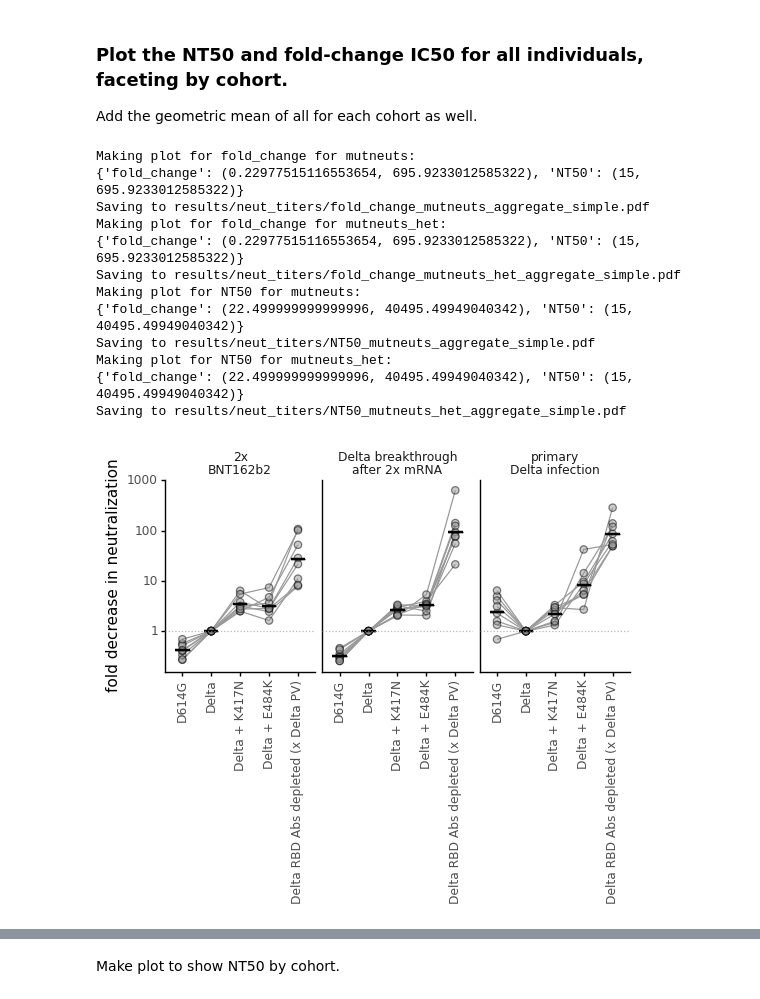
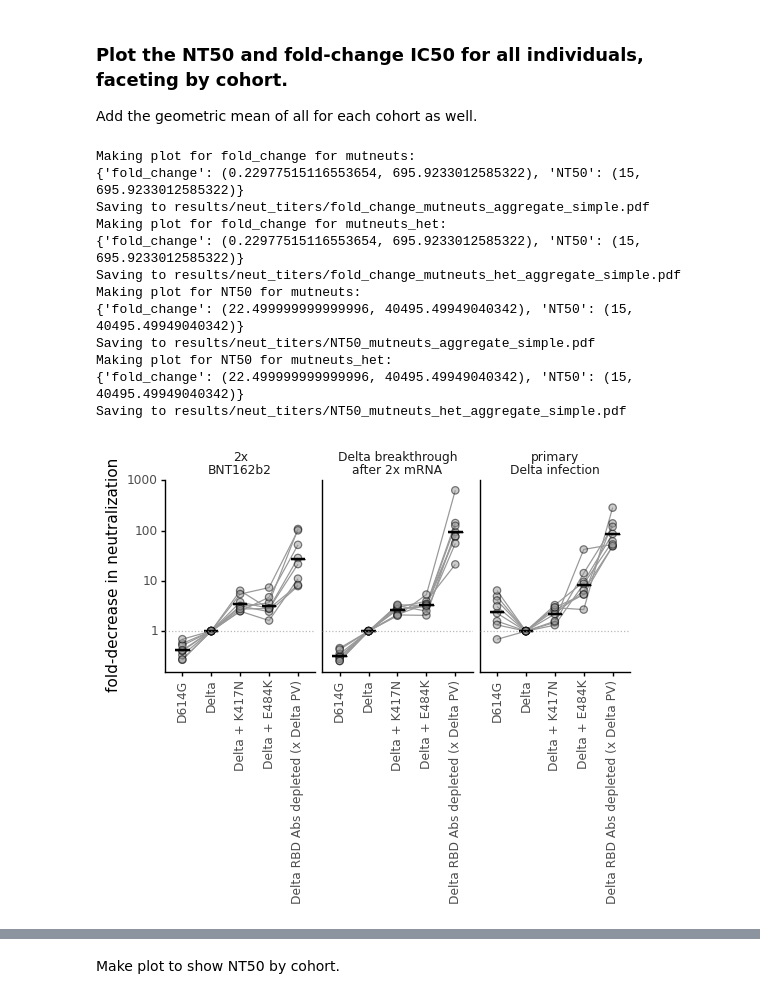
Before and after one commit to jbloomlab/SARS-CoV-2-RBD_Delta, a Jupyter notebook: experimental_data/analyze_neut_data.ipynb, the cells around one changed output, grey strips where cells are left out. Cells and saved outputs as stored; diff of their text form; code cells hidden in the pictures.

```diff
--- a/experimental_data/analyze_neut_data.ipynb
+++ b/experimental_data/analyze_neut_data.ipynb
@@ -324,7 +324,7 @@ for metric in ['fold_change', 'NT50']:
     for virus_set, virus_subsample in config['virus_subsets'].items():
         print(f'Making plot for {metric} for {virus_set}:')
 
-        ylab={'fold_change':'fold decrease in neutralization',
+        ylab={'fold_change':'fold-decrease in neutralization',
               'NT50':'neutralization titer 50%\n(NT50)'
              }
 
@@ -374,31 +374,31 @@ for metric in ['fold_change', 'NT50']:
                    figure_size=(2*df['sample_type'].nunique(), 2.5),
                    ) +
              geom_hline(yintercept=yintercept[metric],
                         alpha=0.7,
                         size=0.5,
                         linetype='dotted',
                         color=CBPALETTE[0]
                        ) +
              scale_color_manual(values=CBPALETTE*3, guide=False) +
              facet_wrap('~sample_type', scales='free_x')
              )
 
         _ = p.draw()
 
         plotfile = f'{results}/{metric}_{virus_set}_aggregate_simple.pdf'
         print(f"Saving to {plotfile}")
         p.save(plotfile, limitsize=False, verbose=False)
 # %% [output]
 Making plot for fold_change for mutneuts:
 {'fold_change': (0.22977515116553654, 695.9233012585322), 'NT50': (15, 695.9233012585322)}
 Saving to results/neut_titers/fold_change_mutneuts_aggregate_simple.pdf
 Making plot for fold_change for mutneuts_het:
 {'fold_change': (0.22977515116553654, 695.9233012585322), 'NT50': (15, 695.9233012585322)}
 Saving to results/neut_titers/fold_change_mutneuts_het_aggregate_simple.pdf
 Making plot for NT50 for mutneuts:
 {'fold_change': (22.499999999999996, 40495.49949040342), 'NT50': (15, 40495.49949040342)}
 Saving to results/neut_titers/NT50_mutneuts_aggregate_simple.pdf
 Making plot for NT50 for mutneuts_het:
 {'fold_change': (22.499999999999996, 40495.49949040342), 'NT50': (15, 40495.49949040342)}
 Saving to results/neut_titers/NT50_mutneuts_het_aggregate_simple.pdf
-[figure, old version]
+[figure, new version]
```
Also changed, not shown: parts of 4 cells of this notebook, 8 other files.
